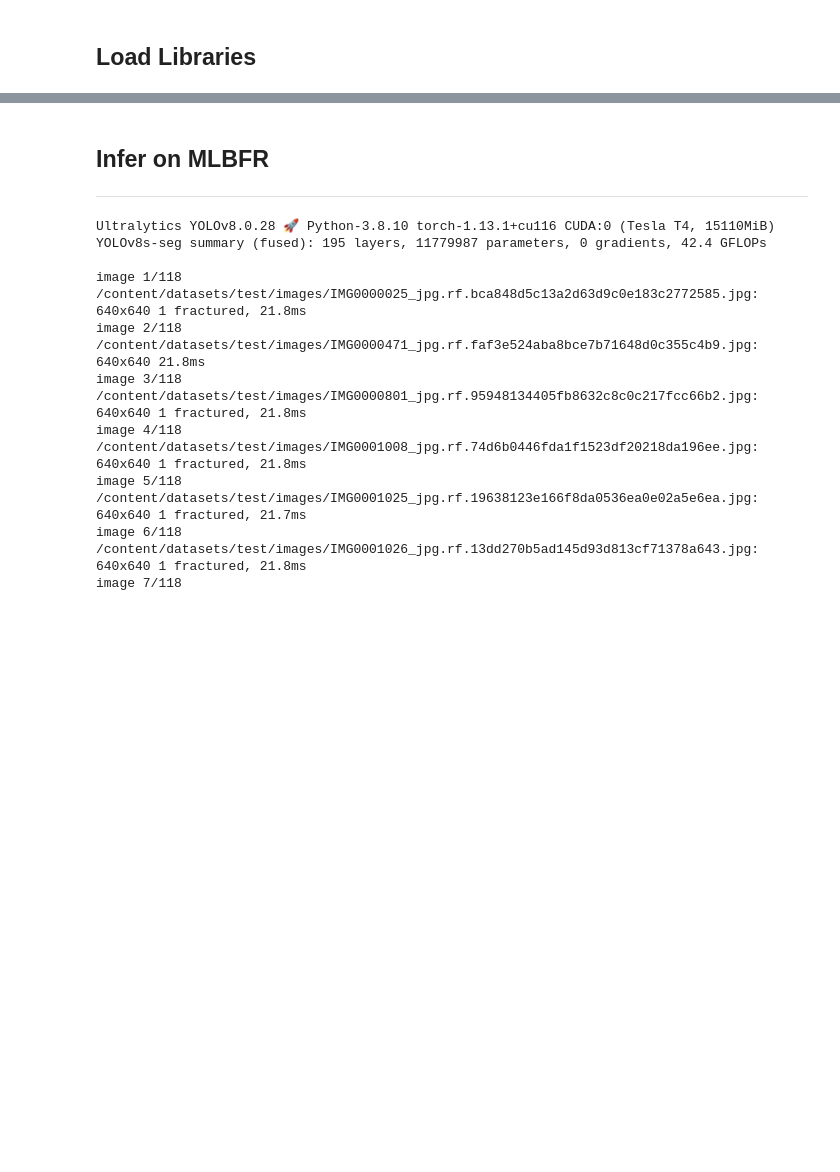
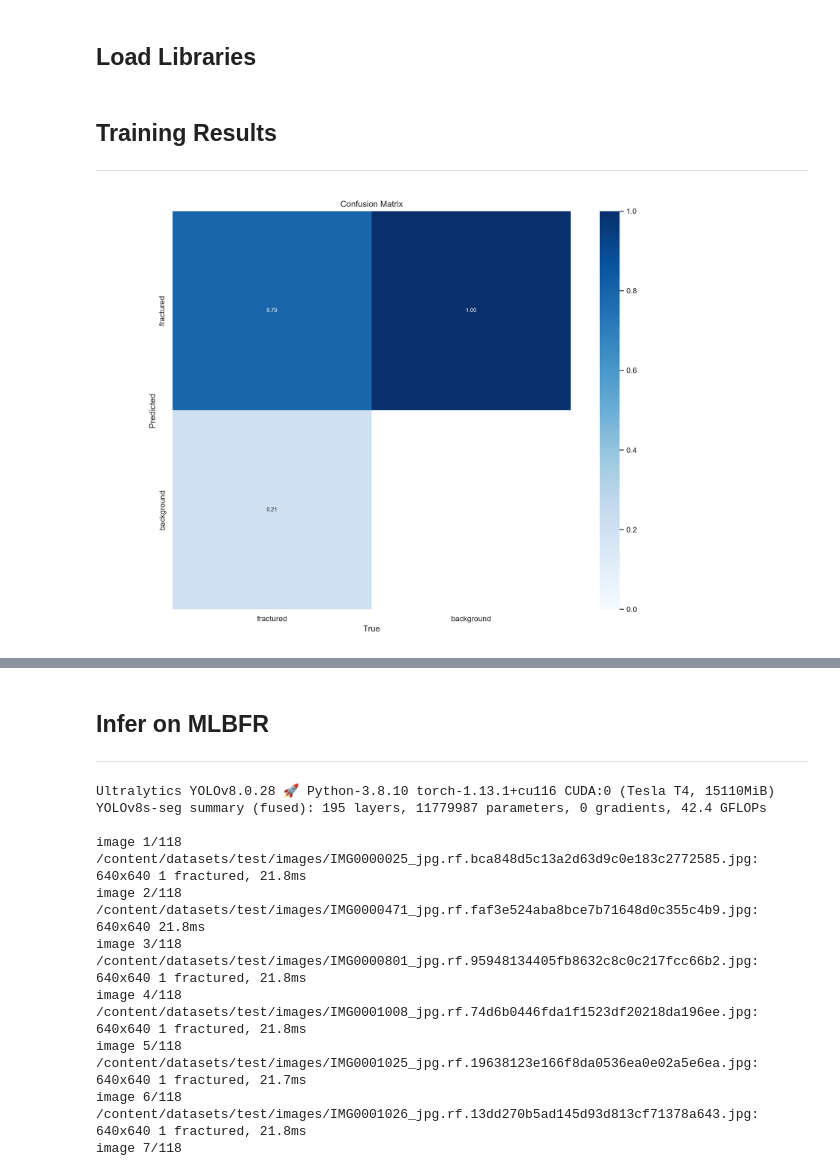
Before and after one commit to XLR8-07/FracAtlas, a Jupyter notebook: Segmentation_on_MLBFR.ipynb, the cells around one changed output, grey strips where cells are left out. Cells and saved outputs as stored; diff of their text form; code cells hidden in the pictures; blank space fills up the shorter version.

```diff
--- a/Segmentation_on_MLBFR.ipynb
+++ b/Segmentation_on_MLBFR.ipynb
@@ -61,3 +61,12 @@ mkdir: cannot create directory ‘datasets’: File exists
 # %%
 from ultralytics import YOLO
 from IPython.display import display, Image
+# %% [markdown]
+## Training Results
+
+---
+# %%
+#Confusion Matrix
+Image(filename="/content/confusion_matrix.png", width=600)
+# %% [output]
+[figure, added]
```
Also changed, not shown: parts of 6 cells of this notebook.
